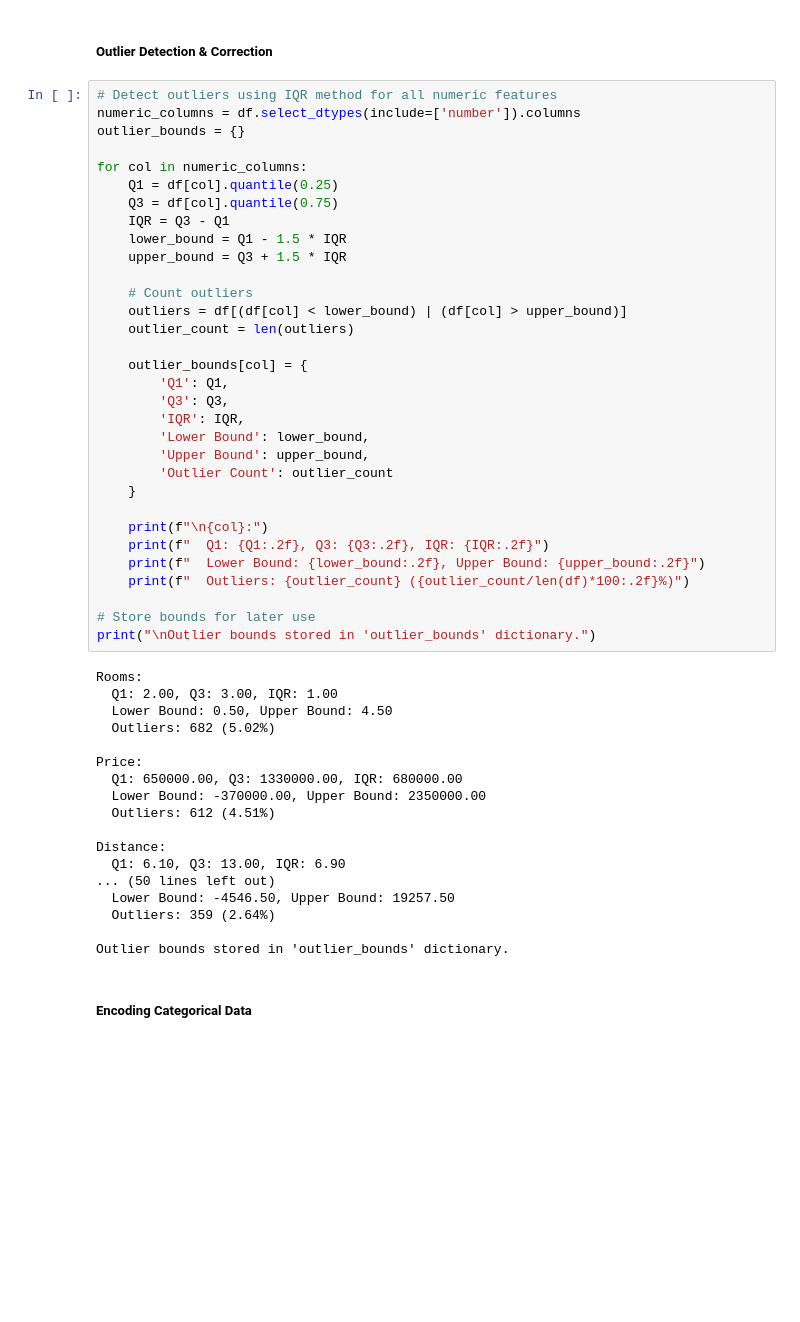
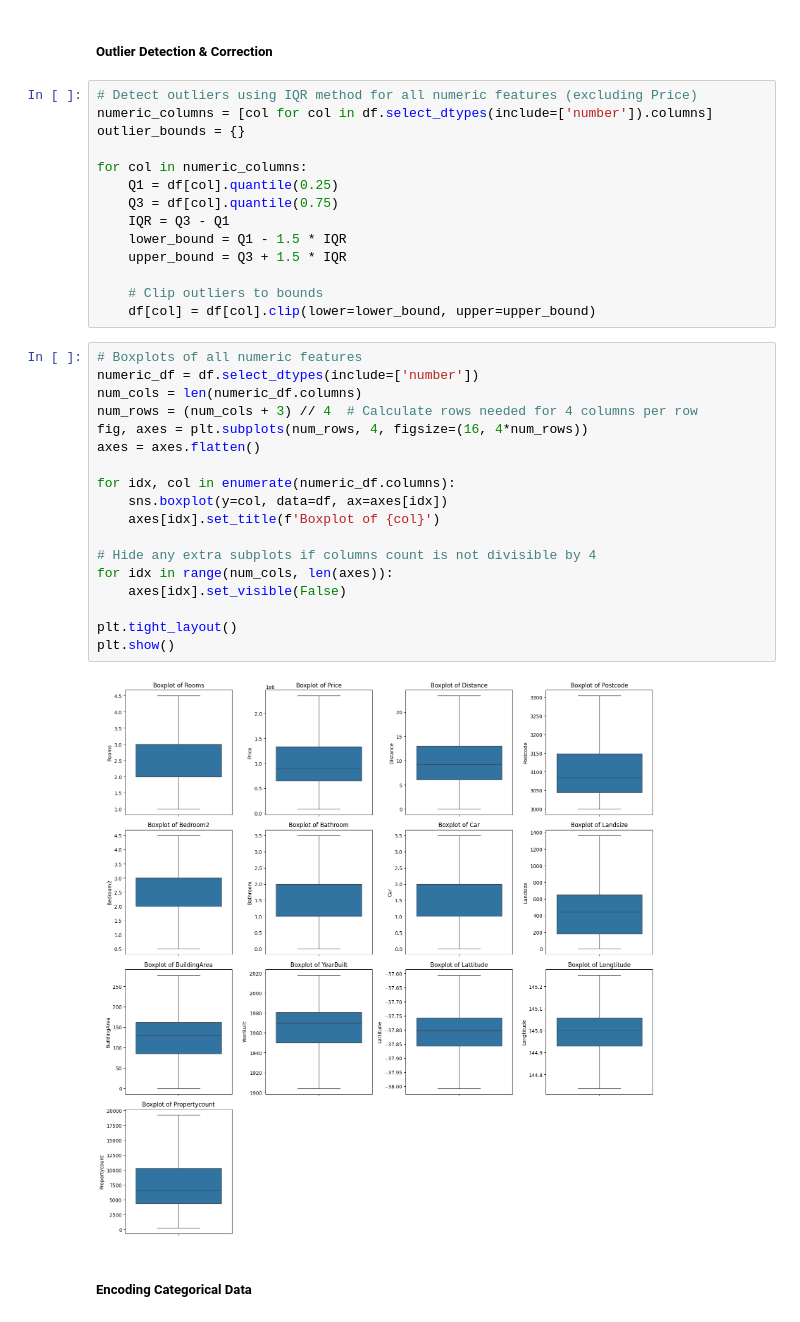
Before and after one commit to AbdulRahman-MFarag/Melbourne-Housing-Price-Prediction, a Jupyter notebook: Melbourne.ipynb, the cells around one changed output. Saved outputs shown, nothing was run; the diff lists cells and outputs as text; blank space fills up the shorter version.

Commit message:
outliers handled

```diff
--- a/Melbourne.ipynb
+++ b/Melbourne.ipynb
@@ -190,8 +209,8 @@ plt.show()
 # %% [markdown]
 ##### Outlier Detection & Correction
 # %%
-# Detect outliers using IQR method for all numeric features
-numeric_columns = df.select_dtypes(include=['number']).columns
+# Detect outliers using IQR method for all numeric features (excluding Price)
+numeric_columns = [col for col in df.select_dtypes(include=['number']).columns]
 outlier_bounds = {}
 
 for col in numeric_columns:
@@ -201,44 +220,28 @@ for col in numeric_columns:
     lower_bound = Q1 - 1.5 * IQR
     upper_bound = Q3 + 1.5 * IQR
 
-    # Count outliers
-    outliers = df[(df[col] < lower_bound) | (df[col] > upper_bound)]
-    outlier_count = len(outliers)
-
-    outlier_bounds[col] = {
-        'Q1': Q1,
-        'Q3': Q3,
-        'IQR': IQR,
-        'Lower Bound': lower_bound,
-        'Upper Bound': upper_bound,
-        'Outlier Count': outlier_count
-    }
-
-    print(f"\n{col}:")
-    print(f"  Q1: {Q1:.2f}, Q3: {Q3:.2f}, IQR: {IQR:.2f}")
-    print(f"  Lower Bound: {lower_bound:.2f}, Upper Bound: {upper_bound:.2f}")
-    print(f"  Outliers: {outlier_count} ({outlier_count/len(df)*100:.2f}%)")
-
-# Store bounds for later use
-print("\nOutlier bounds stored in 'outlier_bounds' dictionary.")
+    # Clip outliers to bounds
+    df[col] = df[col].clip(lower=lower_bound, upper=upper_bound)
-# %% [output]
-Rooms:
-  Q1: 2.00, Q3: 3.00, IQR: 1.00
-  Lower Bound: 0.50, Upper Bound: 4.50
-  Outliers: 682 (5.02%)
-
-Price:
-  Q1: 650000.00, Q3: 1330000.00, IQR: 680000.00
-  Lower Bound: -370000.00, Upper Bound: 2350000.00
-  Outliers: 612 (4.51%)
-
-Distance:
-  Q1: 6.10, Q3: 13.00, IQR: 6.90
-... (50 lines left out)
-  Lower Bound: -4546.50, Upper Bound: 19257.50
-  Outliers: 359 (2.64%)
-
-Outlier bounds stored in 'outlier_bounds' dictionary.
+# %%
+# Boxplots of all numeric features
+numeric_df = df.select_dtypes(include=['number'])
+num_cols = len(numeric_df.columns)
+num_rows = (num_cols + 3) // 4  # Calculate rows needed for 4 columns per row
+fig, axes = plt.subplots(num_rows, 4, figsize=(16, 4*num_rows))
+axes = axes.flatten()
+
+for idx, col in enumerate(numeric_df.columns):
+    sns.boxplot(y=col, data=df, ax=axes[idx])
+    axes[idx].set_title(f'Boxplot of {col}')
+
+# Hide any extra subplots if columns count is not divisible by 4
+for idx in range(num_cols, len(axes)):
+    axes[idx].set_visible(False)
+
+plt.tight_layout()
+plt.show()
+# %% [output]
+[figure, added]
 # %% [markdown]
 ##### Encoding Categorical Data
 # %%
```
Also changed, not shown: parts of 10 cells of this notebook, 1 other file.
